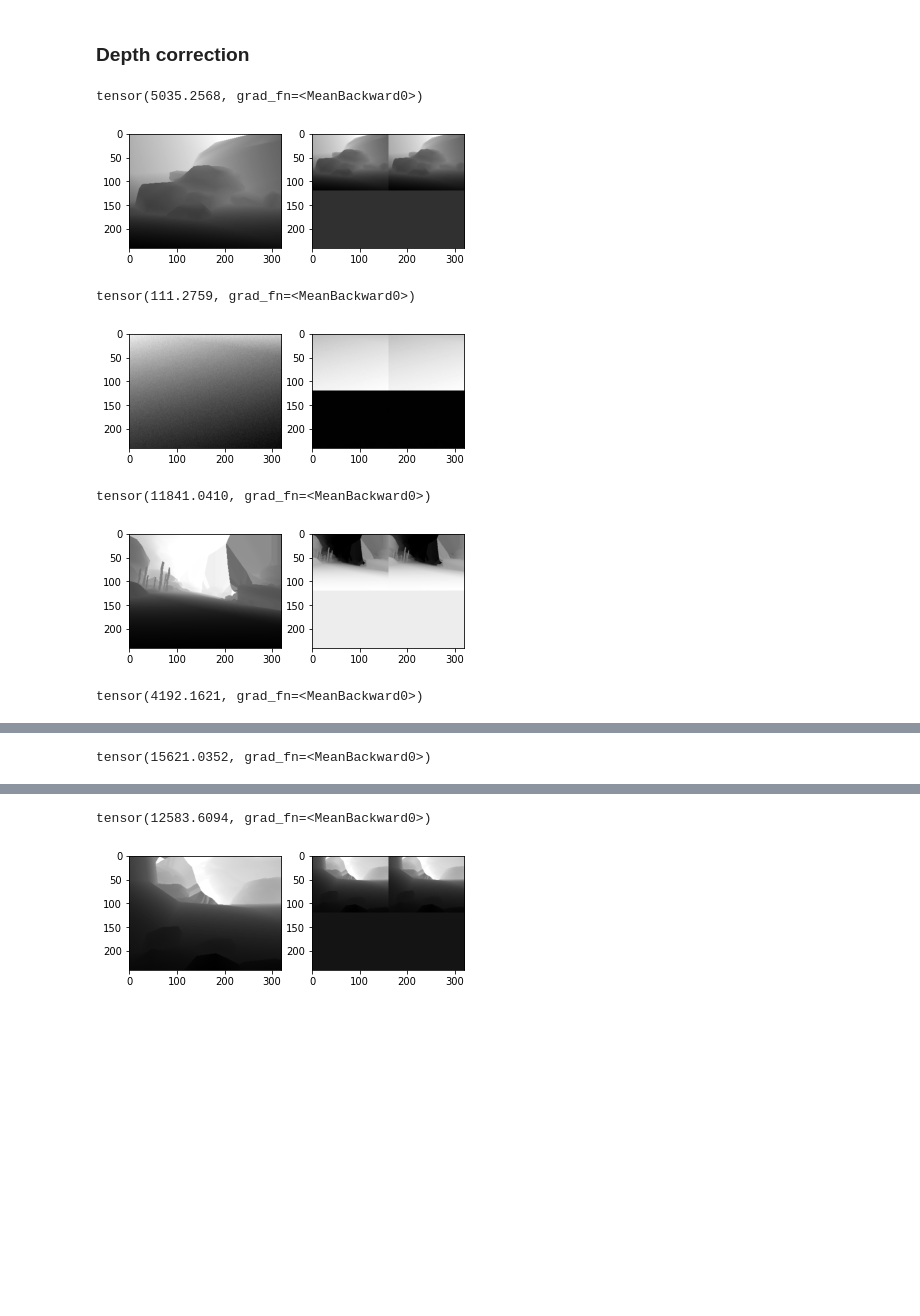
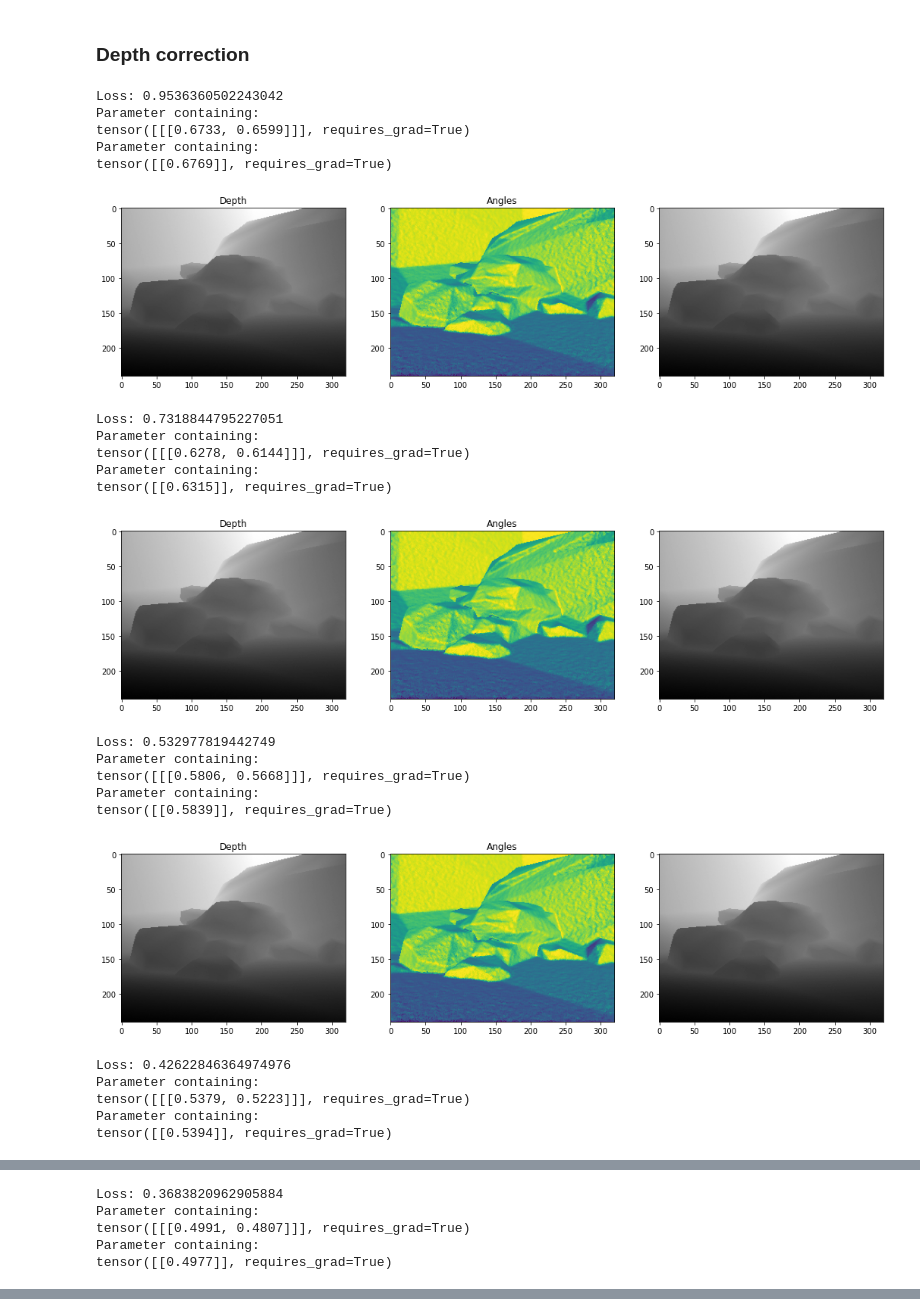
Before and after one commit to RuslanAgishev/gradslam, a Jupyter notebook: examples/optimization.ipynb, the cells around one changed output, grey strips where cells are left out. Saved outputs shown, nothing was run; the diff lists cells and outputs as text; code cells hidden in the pictures; blank space fills up the shorter version.

Commit message:
fixed bugs in depth correction opt draft

```diff
--- a/examples/optimization.ipynb
+++ b/examples/optimization.ipynb
@@ -96,50 +93,77 @@ model = Model()
 # %%
-optim = torch.optim.SGD(model.parameters(), lr=1e-2, momentum=0.9)
+model = Model()
+
+optim = torch.optim.Adam(model.parameters(), lr=1e-4)
 optim.zero_grad()
 
-for i, sample in enumerate(iter(loader)):
+# for i, sample in tqdm(enumerate(iter(loader))):
+sample = next(iter(loader))
+for i in range(1500):
     B, H, W = sample['depth'].shape
     normals = torch.as_tensor(sample['normals'], dtype=torch.float32)
     depth = torch.as_tensor(sample['depth'], dtype=torch.float32)
     assert normals.shape == (B, W*H, 3)
 
     # convert normals to angles
     n = normals / torch.linalg.norm(normals)
 
     angles = torch.empty(B, H, W)
     for b in range(B):
         n1 = n[b, ...]
         # normal vector to image frame
         v = torch.tensor([0., 0., 1.], dtype=torch.float32)
         angles1 = torch.arccos(torch.clip(n1 @ v, -1.0, 1.0))
         angles[b, ...] = angles1.reshape([H, W])
     assert angles.shape == (B, H, W)
 
     # input to the model
-    x = torch.cat([depth, angles], dim=0).reshape([B, H, W, 2])
+    x = torch.cat([depth, angles], dim=0).permute(1, 2, 0).view([B, H, W, 2])
 
     # inference
     depth_pred = model(x)
     assert depth_pred.shape == (B, H, W)
     assert depth.shape == (B, H, W)
 
+    # just compare the pixels values
     loss = torch.mean(torch.abs(depth - depth_pred))
     loss.backward()
     optim.step()
 
-    if i % 100 == 0:
+    if i % 300 == 0:
         print("Loss:", loss.item())
-        plt.figure()
-        plt.subplot(1, 2, 1)
-        plt.imshow(depth[0], cmap='gray')
-        plt.subplot(1, 2, 2)
+        for p in model.parameters():
+            print(p)
+        plt.figure(figsize=(18, 6))
+        plt.subplot(1, 3, 1)
+        plt.title('Depth')
+        plt.imshow(x[0, :, :, 0], cmap='gray')
+        plt.subplot(1, 3, 2)
+        plt.title('Angles')
+        plt.imshow(x[0, :, :, 1])
+        plt.subplot(1, 3, 3)
         plt.imshow(depth_pred[0].detach(), cmap='gray')
         plt.show()
 # %% [output]
-tensor(5035.2568, grad_fn=<MeanBackward0>)
+Loss: 0.9536360502243042
+Parameter containing:
+tensor([[[0.6733, 0.6599]]], requires_grad=True)
+Parameter containing:
+tensor([[0.6769]], requires_grad=True)
-[figure, old version]
+[figure, new version]
-tensor(111.2759, grad_fn=<MeanBackward0>)
+Loss: 0.7318844795227051
+Parameter containing:
+tensor([[[0.6278, 0.6144]]], requires_grad=True)
+Parameter containing:
+tensor([[0.6315]], requires_grad=True)
-[figure, old version]
+[figure, new version]
-tensor(11841.0410, grad_fn=<MeanBackward0>)
+Loss: 0.532977819442749
+Parameter containing:
+tensor([[[0.5806, 0.5668]]], requires_grad=True)
+Parameter containing:
+tensor([[0.5839]], requires_grad=True)
-[figure, old version]
+[figure, new version]
-tensor(4192.1621, grad_fn=<MeanBackward0>)
+Loss: 0.42622846364974976
+Parameter containing:
+tensor([[[0.5379, 0.5223]]], requires_grad=True)
+Parameter containing:
+tensor([[0.5394]], requires_grad=True)
@@ -147 +171,5 @@ tensor(4192.1621, grad_fn=<MeanBackward0>)
-tensor(15621.0352, grad_fn=<MeanBackward0>)
+Loss: 0.3683820962905884
+Parameter containing:
+tensor([[[0.4991, 0.4807]]], requires_grad=True)
+Parameter containing:
+tensor([[0.4977]], requires_grad=True)
@@ -149,2 +176,0 @@ tensor(15621.0352, grad_fn=<MeanBackward0>)
-tensor(12583.6094, grad_fn=<MeanBackward0>)
-[figure, removed]
```
Also changed, not shown: parts of 6 cells of this notebook.
